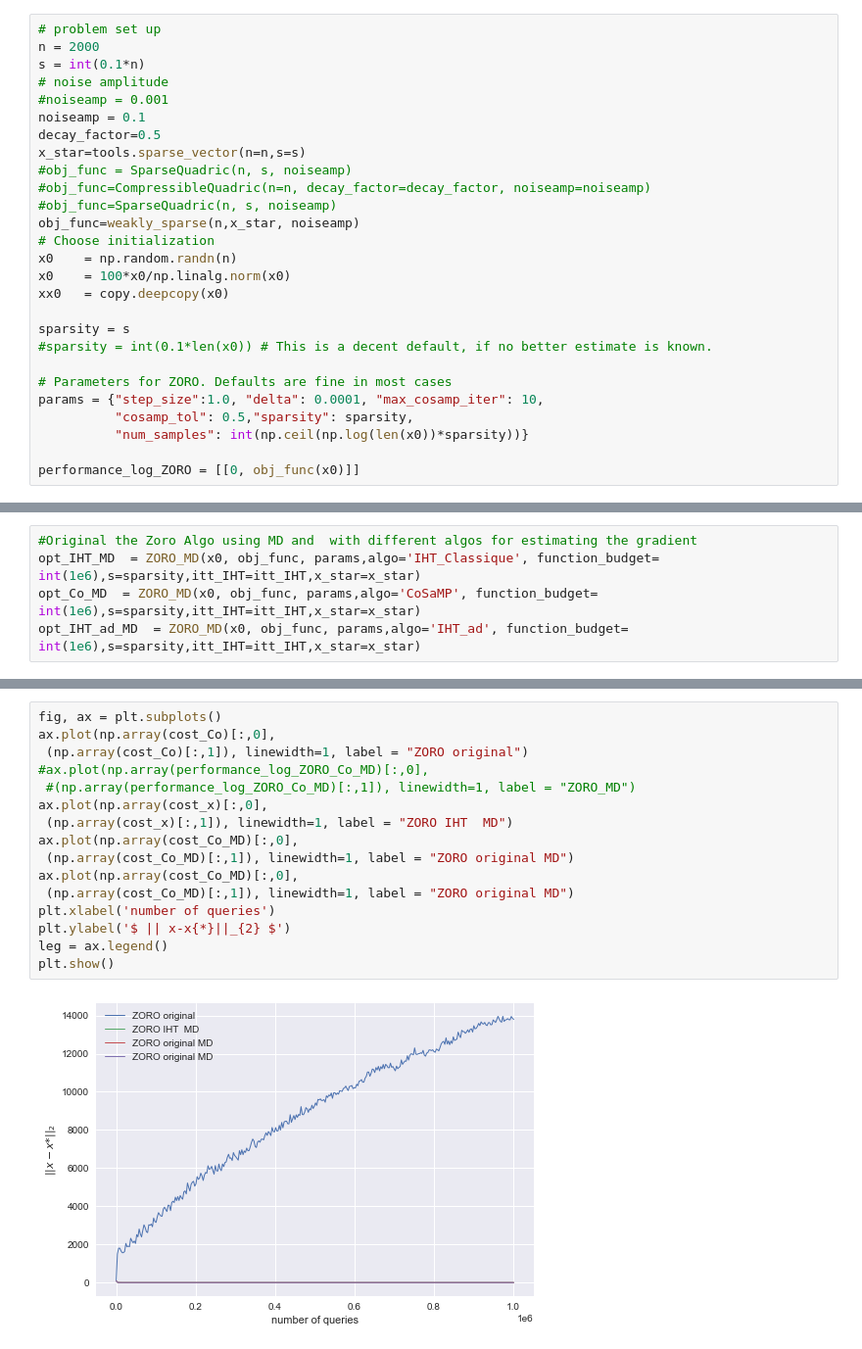
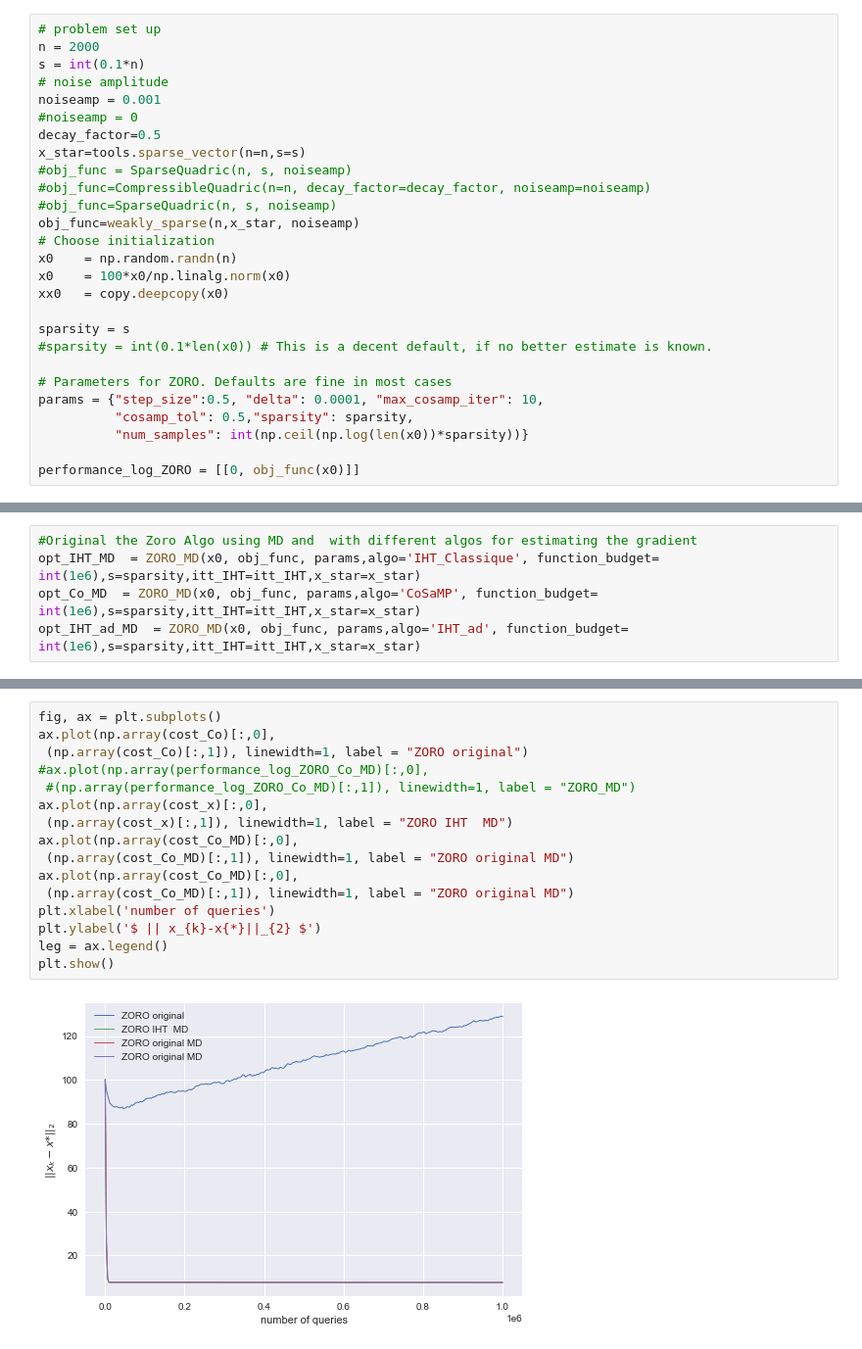
Before and after one commit to ilyeshammouda/Stage_2A_ENSAE, a Jupyter notebook: notebook/ZORO.ipynb, the cells around one changed output, grey strips where cells are left out. Shown at 98% size. Drawn from its saved outputs; the diff is of its cells as text.

```diff
--- a/notebook/ZORO.ipynb
+++ b/notebook/ZORO.ipynb
@@ -23,8 +23,8 @@ mpl.style.use('seaborn')
 n = 2000
 s = int(0.1*n)
 # noise amplitude
-#noiseamp = 0.001
-noiseamp = 0.1
+noiseamp = 0.001
+#noiseamp = 0
 decay_factor=0.5
 x_star=tools.sparse_vector(n=n,s=s)
 #obj_func = SparseQuadric(n, s, noiseamp)
@@ -40,7 +40,7 @@ sparsity = s
 #sparsity = int(0.1*len(x0)) # This is a decent default, if no better estimate is known.
 
 # Parameters for ZORO. Defaults are fine in most cases
-params = {"step_size":1.0, "delta": 0.0001, "max_cosamp_iter": 10,
+params = {"step_size":0.5, "delta": 0.0001, "max_cosamp_iter": 10,
           "cosamp_tol": 0.5,"sparsity": sparsity,
           "num_samples": int(np.ceil(np.log(len(x0))*sparsity))}
 
@@ -178,18 +178,18 @@ plt.show()
 # %%
 fig, ax = plt.subplots()
 ax.plot(np.array(cost_Co)[:,0],
  (np.array(cost_Co)[:,1]), linewidth=1, label = "ZORO original")
 #ax.plot(np.array(performance_log_ZORO_Co_MD)[:,0],
  #(np.array(performance_log_ZORO_Co_MD)[:,1]), linewidth=1, label = "ZORO_MD")
 ax.plot(np.array(cost_x)[:,0],
  (np.array(cost_x)[:,1]), linewidth=1, label = "ZORO IHT  MD")
 ax.plot(np.array(cost_Co_MD)[:,0],
  (np.array(cost_Co_MD)[:,1]), linewidth=1, label = "ZORO original MD")
 ax.plot(np.array(cost_Co_MD)[:,0],
  (np.array(cost_Co_MD)[:,1]), linewidth=1, label = "ZORO original MD")
 plt.xlabel('number of queries')
-plt.ylabel('$ || x-x{*}||_{2} $')
+plt.ylabel('$ || x_{k}-x{*}||_{2} $')
 leg = ax.legend()
 plt.show()
 # %% [output]
-[figure, old version]
+[figure, new version]
```
Also changed, not shown: parts of 5 cells of this notebook, 3 other files.
